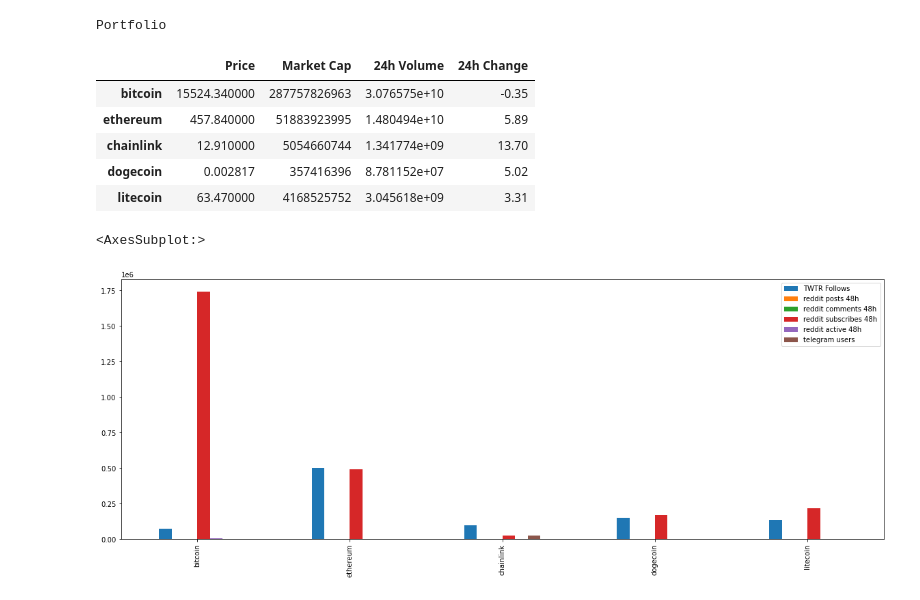
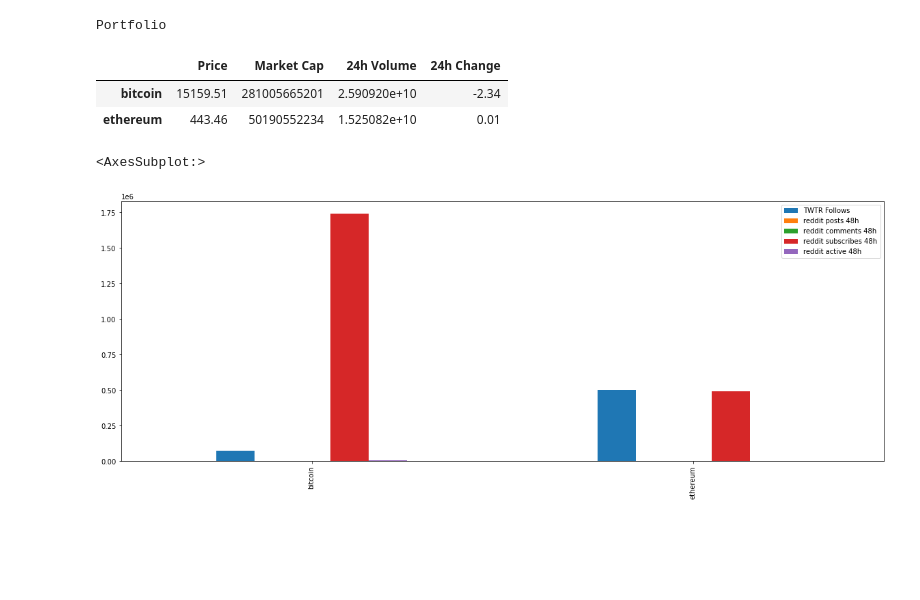
Before and after one commit to sbernard1129/crypto-analysis, a Jupyter notebook: CryptoProject.ipynb, the cells around one changed output. Drawn from its saved outputs; the diff is of its cells as text; code cells hidden in the pictures; blank space fills up the shorter version.

Commit message:
data files and functions

```diff
--- a/CryptoProject.ipynb
+++ b/CryptoProject.ipynb
@@ -168,10 +177,13 @@ def get_user_input():
 # %%
 ### if you do not want to use the interactive input just comment this out, and uncomment the list below it
 #get_user_input()   # comment this line out to ignore user input. uncomment out the line below and edit the list.
-portfolio_list=['bitcoin','ethereum','chainlink','dogecoin','litecoin']   #uncomment this line end edit the list and comment out the line above to ignore user input
+portfolio_list=['bitcoin','ethereum']   #uncomment this line end edit the list and comment out the line above to ignore user input
 
 #create the portfolio from the list
 portfolio_df=create_crypto_portfolio_df(portfolio_list)
+
+#store to csv
+portfolio_df.to_csv('data_portfolio.csv')
 
 
 #show the porfolio
@@ -180,14 +192,12 @@ portfolio_df
 # %% [output]
 Portfolio
 |  | Price | Market Cap | 24h Volume | 24h Change |
-| bitcoin | 15524.340000 | 287757826963 | 3.076575e+10 | -0.35 |
-| ethereum | 457.840000 | 51883923995 | 1.480494e+10 | 5.89 |
-| chainlink | 12.910000 | 5054660744 | 1.341774e+09 | 13.70 |
-| dogecoin | 0.002817 | 357416396 | 8.781152e+07 | 5.02 |
-| litecoin | 63.470000 | 4168525752 | 3.045618e+09 | 3.31 |
+| bitcoin | 15159.51 | 281005665201 | 2.590920e+10 | -2.34 |
+| ethereum | 443.46 | 50190552234 | 1.525082e+10 | 0.01 |
 # %%
 social_df = get_social_df(portfolio_list)
+social_df.to_csv('data_social.csv')
 social_df.plot(kind='bar',figsize=(20,7))
 # %% [output]
 <AxesSubplot:>
-[figure, old version]
+[figure, new version]
```
Also changed, not shown: parts of 3 cells of this notebook, 4 other files.
